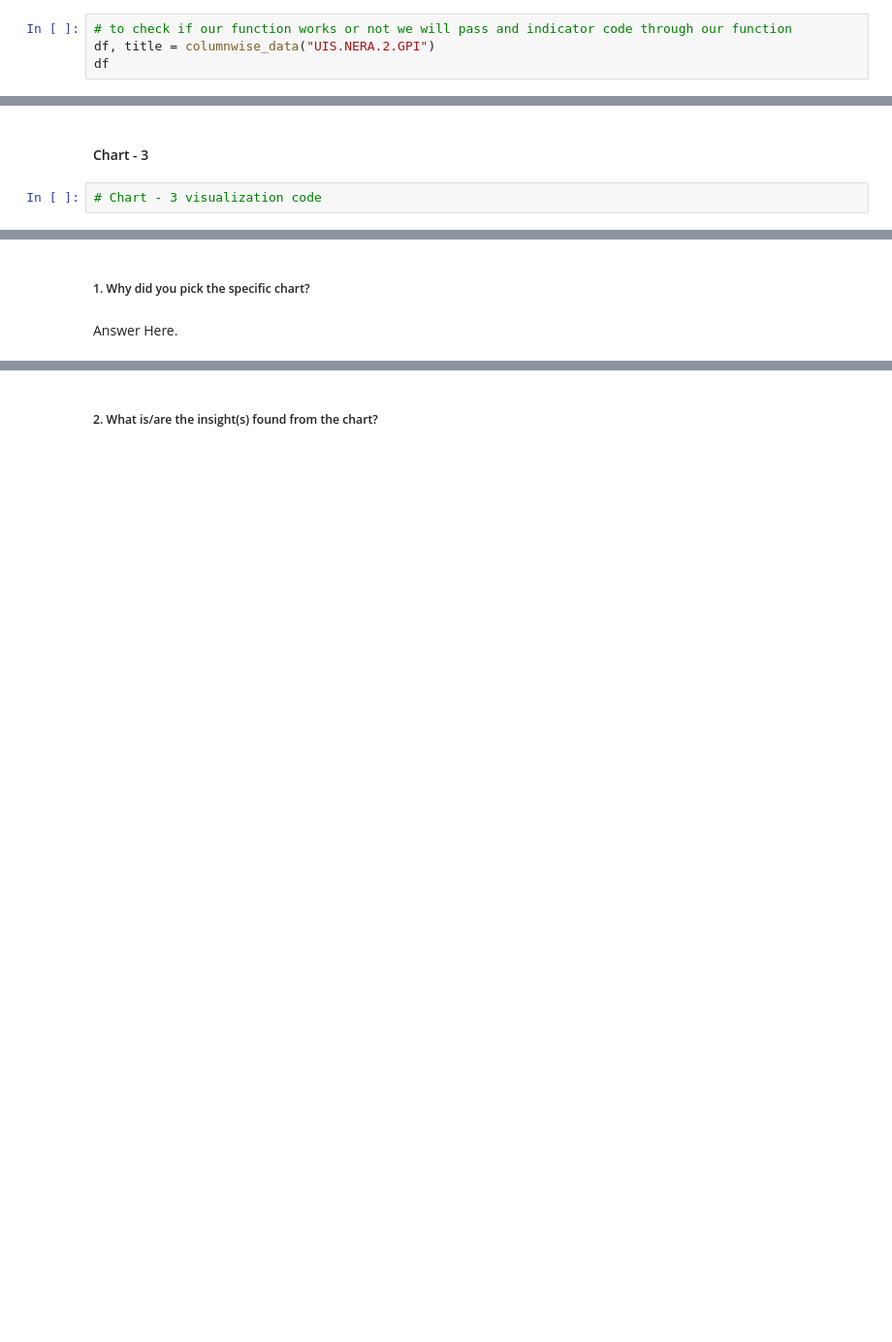
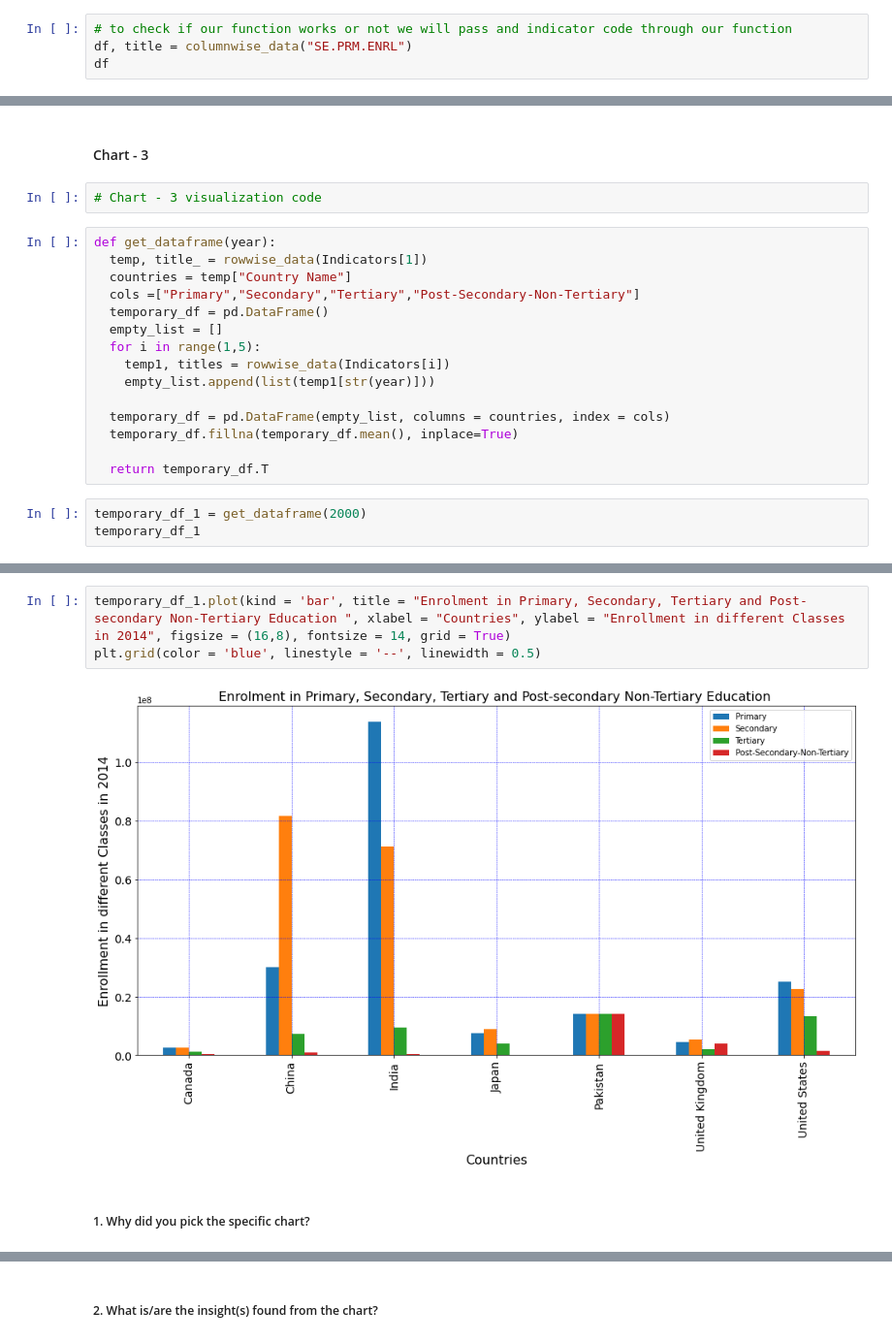
Before and after one commit to Ankita-chouhan-github/EDA-Capstone-project, a Jupyter notebook: Ankita_||_EDA_Capstone_project_(World_Bank_Global_Education_Analysis).ipynb, the cells around one changed output, grey strips where cells are left out. Shown at 97% size. Saved outputs shown, nothing was run; the diff lists cells and outputs as text; blank space fills up the shorter version.

```diff
--- a/Ankita_||_EDA_Capstone_project_(World_Bank_Global_Education_Analysis).ipynb
+++ b/Ankita_||_EDA_Capstone_project_(World_Bank_Global_Education_Analysis).ipynb
@@ -850,5 +858,5 @@ def columnwise_data(indicator_Code):
   return df, title
 # %%
 # to check if our function works or not we will pass and indicator code through our function
-df, title = columnwise_data("UIS.NERA.2.GPI")
+df, title = columnwise_data("SE.PRM.ENRL")
 df
@@ -960,3 +1049,21 @@ Answer Here
 #### Chart - 3
 # %%
 # Chart - 3 visualization code
+# %%
+def get_dataframe(year):
+  temp, title_ = rowwise_data(Indicators[1])
+  countries = temp["Country Name"]
+  cols =["Primary","Secondary","Tertiary","Post-Secondary-Non-Tertiary"]
+  temporary_df = pd.DataFrame()
+  empty_list = []
+  for i in range(1,5):
+    temp1, titles = rowwise_data(Indicators[i])
+    empty_list.append(list(temp1[str(year)]))
+
+  temporary_df = pd.DataFrame(empty_list, columns = countries, index = cols)
+  temporary_df.fillna(temporary_df.mean(), inplace=True)
+
+  return temporary_df.T
+# %%
+temporary_df_1 = get_dataframe(2000)
+temporary_df_1
@@ -963,4 +1080,7 @@ Answer Here
+# %%
+temporary_df_1.plot(kind = 'bar', title = "Enrolment in Primary, Secondary, Tertiary and Post-secondary Non-Tertiary Education ", xlabel = "Countries", ylabel = "Enrollment in different Classes in 2014", figsize = (16,8), fontsize = 14, grid = True)
+plt.grid(color = 'blue', linestyle = '--', linewidth = 0.5)
+# %% [output]
+[figure, added]
 # %% [markdown]
 ##### 1. Why did you pick the specific chart?
-# %% [markdown]
-Answer Here.
```
Also changed, not shown: parts of 34 cells of this notebook.
